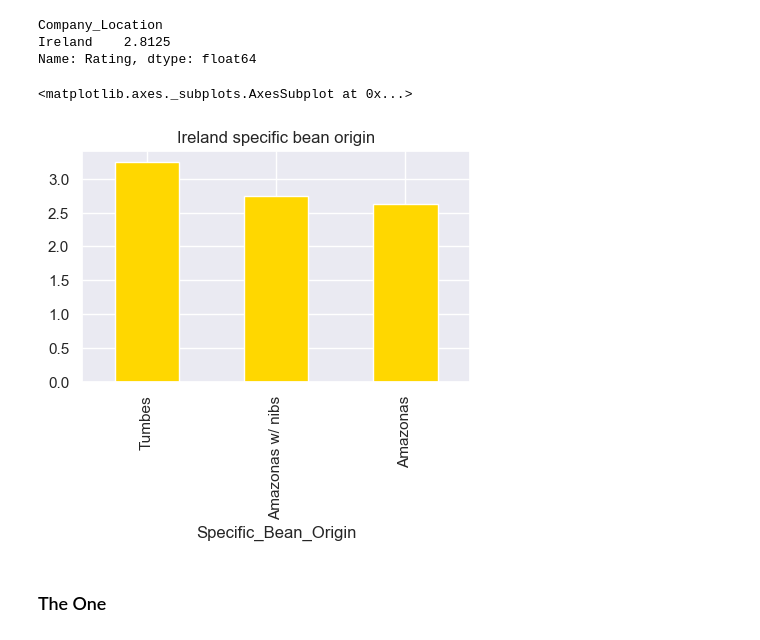
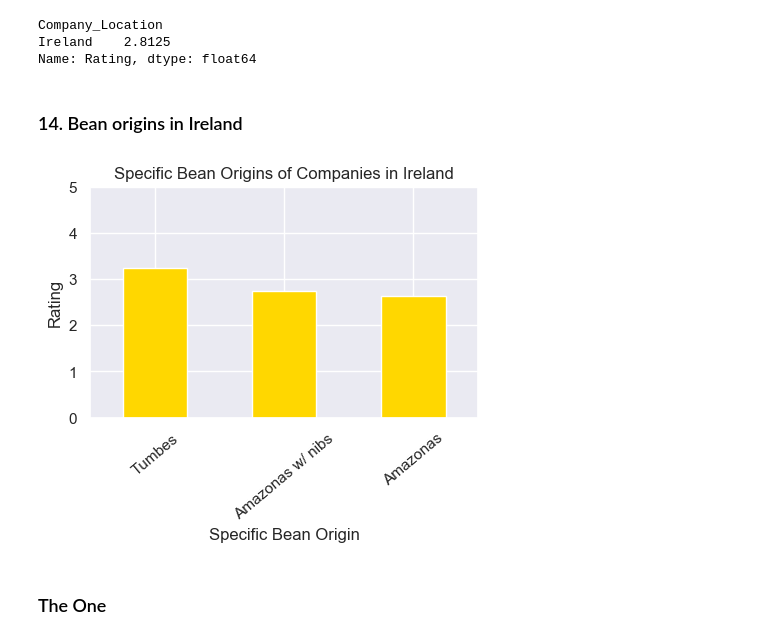
Before and after one commit to Tanu7896/Deepika-Mahato-, a Jupyter notebook: July_Chocolate_Day_EDA_Viz/Chocolate_Bar_Rating_EDA_Viz.ipynb, the cells around one changed output. Cells and saved outputs as stored; diff of their text form; code cells hidden in the pictures.

```diff
--- a/July_Chocolate_Day_EDA_Viz/Chocolate_Bar_Rating_EDA_Viz.ipynb
+++ b/July_Chocolate_Day_EDA_Viz/Chocolate_Bar_Rating_EDA_Viz.ipynb
@@ -605,17 +639,24 @@ print(rating_mean)
 Company_Location
 Ireland    2.8125
 Name: Rating, dtype: float64
+# %% [markdown]
+### 14. Bean origins in Ireland
 # %%
 rating_mean = ireland.groupby(['Specific_Bean_Origin'])['Rating'].mean().sort_values(ascending=False)
 mean_desc=rating_mean.sort_values(ascending=False)
 top_10_comp=mean_desc[:11]
 top_10_comp.head(11)
 plt.figure(figsize=(5,3))
-plt.title("Ireland specific bean origin")
+title="Specific Bean Origins of Companies in Ireland"
+plt.title(title)
 top_10_comp.plot.bar(color="gold")
+plt.xticks(rotation=40)
+plt.ylim(0,5)
+plt.xlabel('Specific Bean Origin')
+plt.ylabel('Rating')
+plt.savefig(title)
 # %% [output]
-<matplotlib.axes._subplots.AxesSubplot at 0x...>
-[figure, old version]
+[figure, new version]
 # %% [markdown]
 ### The One
 # %%
```
Also changed, not shown: parts of 34 cells of this notebook, 2 other files.
